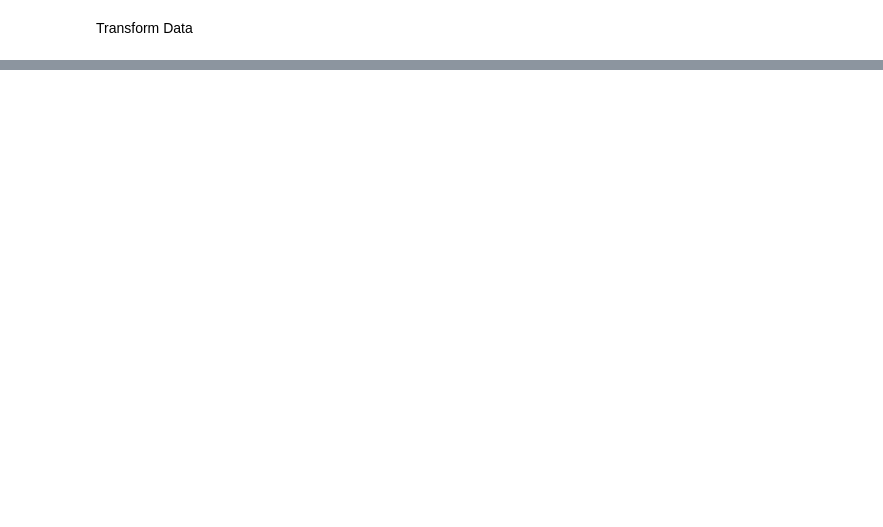
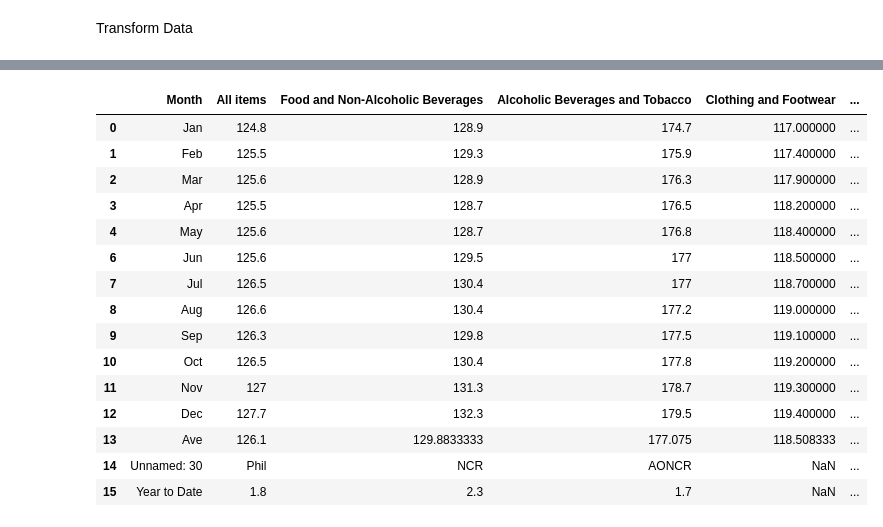
Before and after one commit to DeathNox/Philippine-CPI-Consumer-Price-Index-Trends-An-Introductory-Data-Analysis, a Jupyter notebook: main.ipynb, the cells around one changed output, grey strips where cells are left out. Saved outputs shown, nothing was run; the diff lists cells and outputs as text; code cells hidden in the pictures; blank space fills up the shorter version.

```diff
--- a/main.ipynb
+++ b/main.ipynb
@@ -92,0 +91,4 @@ df_transformed.head()
+# %%
+df_read_transformed = pd.read_csv("df_transformed.csv")
+
+df_read_transformed.head()
@@ -92,0 +120,2 @@ df_transformed.head()
+# %%
+df_read_transformed = df_read_transformed.rename(columns={'Unnamed: 1': 'All items'})
@@ -92,0 +132,23 @@ df_transformed.head()
+# %%
+df_read_transformed = df_read_transformed[df_read_transformed['Month'] != 'Unnamed: 11']
+# %%
+df_read_transformed = df_read_transformed.drop(columns=df_read_transformed.loc[:, 'Unnamed: 15':'Personal Care, and Miscellaneous Goods and Services.1'].columns)
+# %%
+df_read_transformed
+# %% [output]
+|  | Month | All items | Food and Non-Alcoholic Beverages | Alcoholic Beverages and Tobacco | Clothing and Footwear | ... |
+| 0 | Jan | 124.8 | 128.9 | 174.7 | 117.000000 | ... |
+| 1 | Feb | 125.5 | 129.3 | 175.9 | 117.400000 | ... |
+| 2 | Mar | 125.6 | 128.9 | 176.3 | 117.900000 | ... |
+| 3 | Apr | 125.5 | 128.7 | 176.5 | 118.200000 | ... |
+| 4 | May | 125.6 | 128.7 | 176.8 | 118.400000 | ... |
+| 6 | Jun | 125.6 | 129.5 | 177 | 118.500000 | ... |
+| 7 | Jul | 126.5 | 130.4 | 177 | 118.700000 | ... |
+| 8 | Aug | 126.6 | 130.4 | 177.2 | 119.000000 | ... |
+| 9 | Sep | 126.3 | 129.8 | 177.5 | 119.100000 | ... |
+| 10 | Oct | 126.5 | 130.4 | 177.8 | 119.200000 | ... |
+| 11 | Nov | 127 | 131.3 | 178.7 | 119.300000 | ... |
+| 12 | Dec | 127.7 | 132.3 | 179.5 | 119.400000 | ... |
+| 13 | Ave | 126.1 | 129.8833333 | 177.075 | 118.508333 | ... |
+| 14 | Unnamed: 30 | Phil | NCR | AONCR | NaN | ... |
+| 15 | Year to Date | 1.8 | 2.3 | 1.7 | NaN | ... |
```
Also changed, not shown: parts of 10 cells of this notebook, 8 other files.
